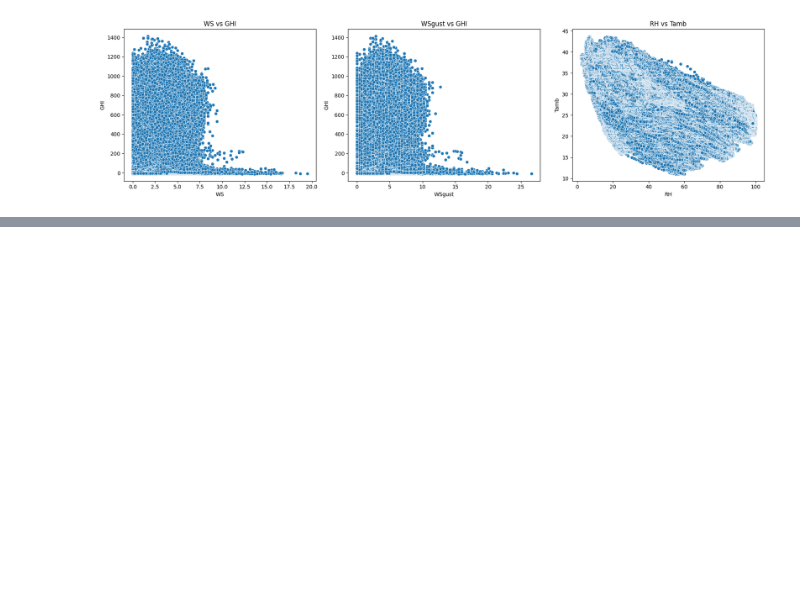
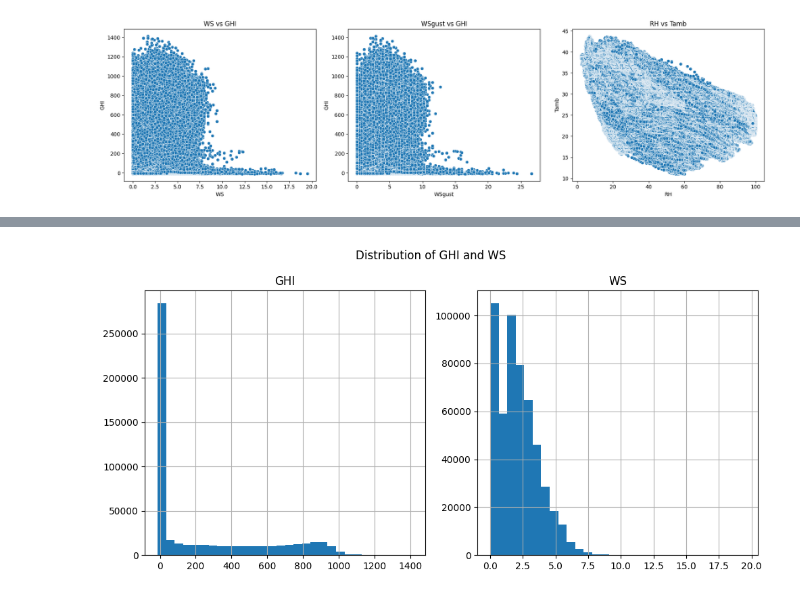
Before and after one commit to mesay-tadesse/solar-challenge-week1, a Jupyter notebook: notebooks/benin_eda.ipynb, the cells around one changed output, grey strips where cells are left out. Saved outputs shown, nothing was run; the diff lists cells and outputs as text; code cells hidden in the pictures; blank space fills up the shorter version.

```diff
--- a/notebooks/benin_eda.ipynb
+++ b/notebooks/benin_eda.ipynb
@@ -184,0 +199,8 @@ plt.show()
+# %%
+# Histograms
+df_clean[['GHI', 'WS']].hist(bins=30, figsize=(10, 5))
+plt.suptitle("Distribution of GHI and WS")
+plt.tight_layout()
+plt.show()
+# %% [output]
+[figure, added]
```
Also changed, not shown: parts of 2 cells of this notebook.
